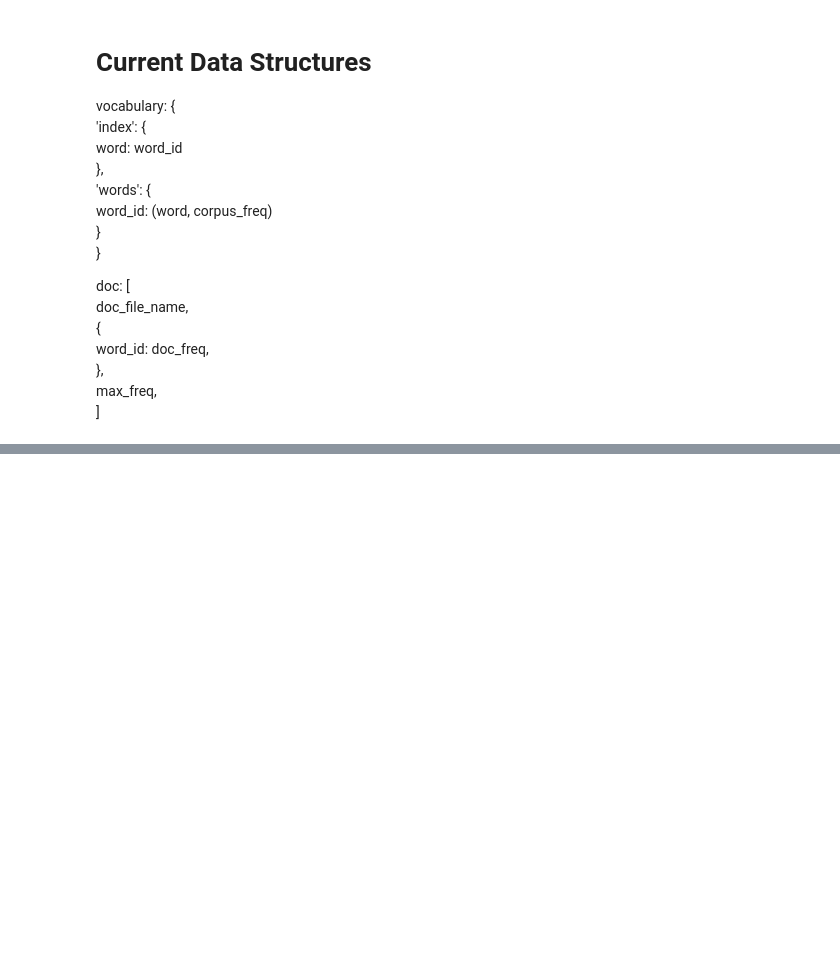
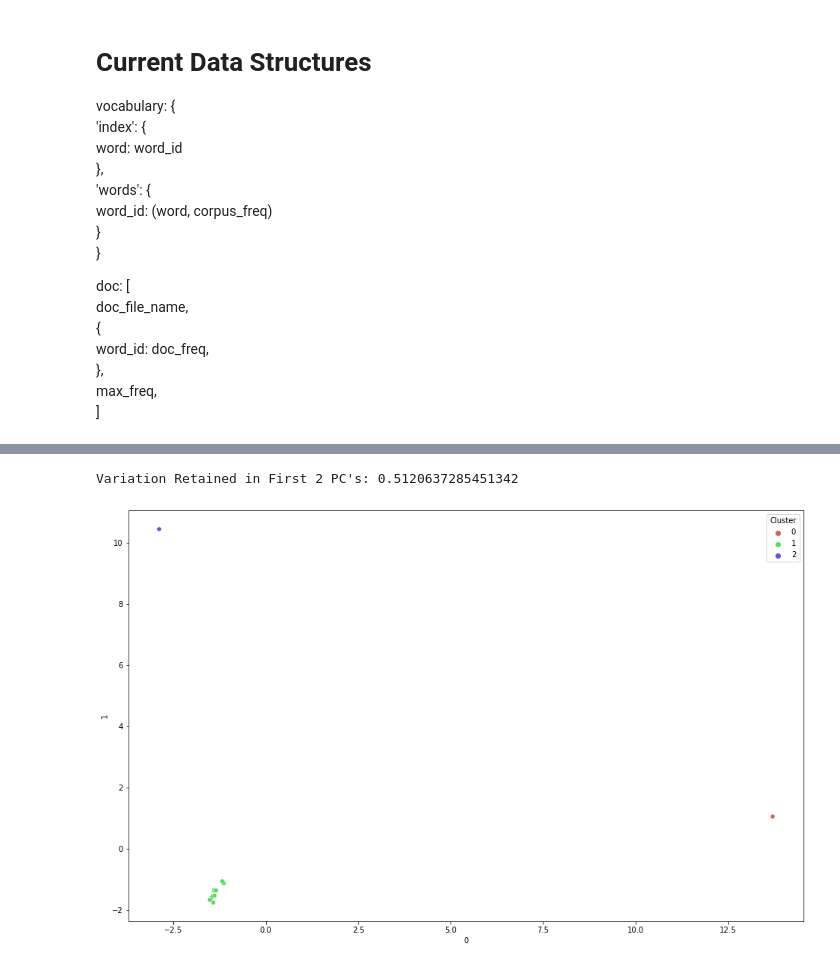
Before and after one commit to use/cord19clustering, a Jupyter notebook: pca_and_kmeans.ipynb, the cells around one changed output, grey strips where cells are left out. Saved outputs shown, nothing was run; the diff lists cells and outputs as text; code cells hidden in the pictures; blank space fills up the shorter version.

```diff
--- a/pca_and_kmeans.ipynb
+++ b/pca_and_kmeans.ipynb
@@ -83,0 +163,7 @@ corpus_reduced.shape
+# %%
+k = 3
+kmeans = KMeans(n_clusters=k, random_state=42)
+predicted_clusters = kmeans.fit_predict(corpus_df)
+# Save cluster labels in both reduced and original dataframes
+corpus_df['Cluster'] = predicted_clusters
+corpus_df_save['Cluster'] = predicted_clusters
@@ -83,0 +183,16 @@ corpus_reduced.shape
+# %%
+print(f"Variation Retained in First 2 PC's: {sum(pca.explained_variance_ratio_[:2])}")
+# %% [output]
+Variation Retained in First 2 PC's: 0.5120637285451342
+# %%
+pyplot.figure(figsize=(16,10));
+seaborn.scatterplot(
+    x=corpus_df[0], y=corpus_df[1],
+    hue="Cluster",
+    palette=seaborn.color_palette("hls", k),
+    data=corpus_df,
+    legend="full",
+    alpha=1
+);
+# %% [output]
+[figure, added]
```
Also changed, not shown: parts of 31 cells of this notebook.
